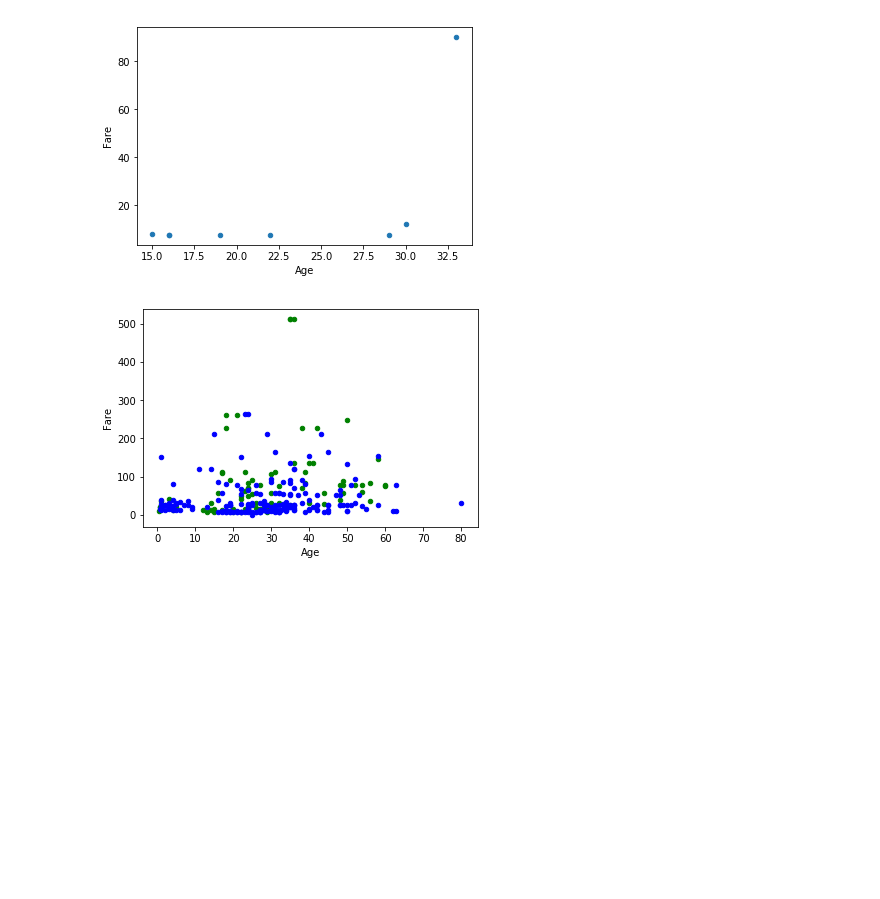
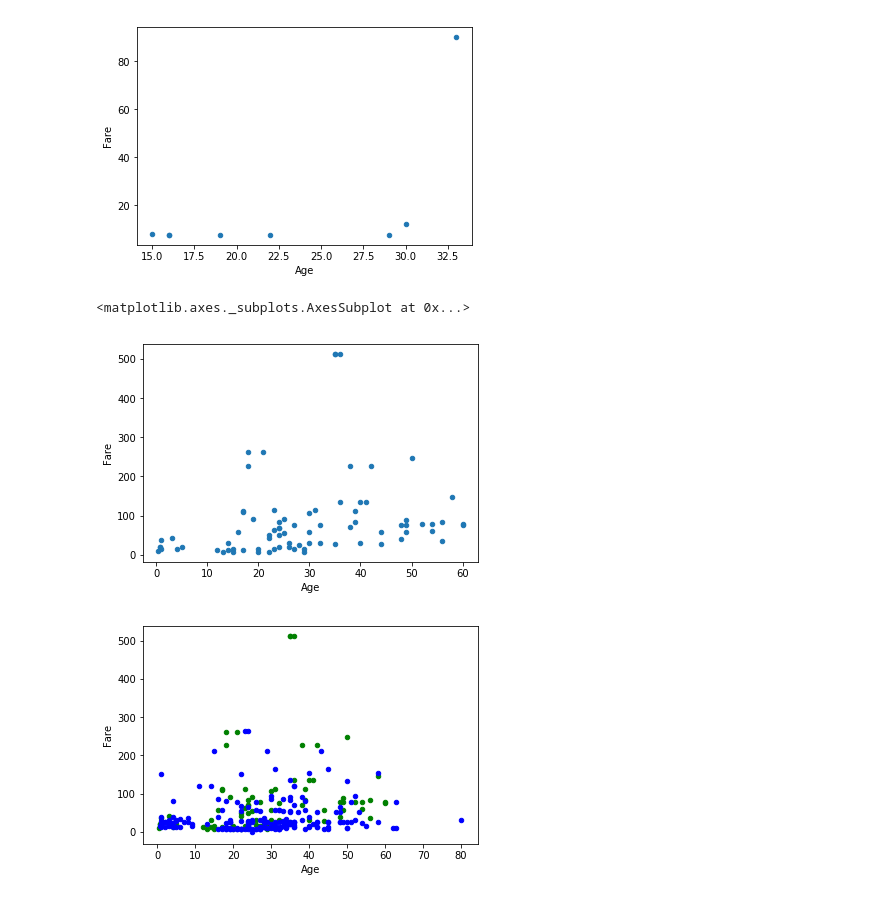
Before and after one commit to tiajanee/data-analysis, a Jupyter notebook: 02__Data_Visualization.ipynb, the cells around one changed output. Cells and saved outputs as stored; diff of their text form; code cells hidden in the pictures; blank space fills up the shorter version.

Commit message:
Adding Missing Embarked graph

```diff
--- a/02__Data_Visualization.ipynb
+++ b/02__Data_Visualization.ipynb
@@ -306,6 +293,15 @@ q_s.plot.scatter(x="Age", y="Fare")
 # %% [output]
 <matplotlib.axes._subplots.AxesSubplot at 0x...>
 [figure]
+# %%
+e_s = titanic_df[(titanic_df["Embarked"] == "C") & (titanic_df["Survived"] == 1)]
+del e_s['PassengerId']
+#del e_s['Fare']
+del e_s['Parch']
+e_s.plot.scatter(x="Age", y="Fare")
+# %% [output]
+<matplotlib.axes._subplots.AxesSubplot at 0x...>
+[figure, added]
 # %%
 #stretch challenge: combine all three scatter plots on the same plot w/ different colors
 
```
Also changed, not shown: parts of 1 cell of this notebook.
